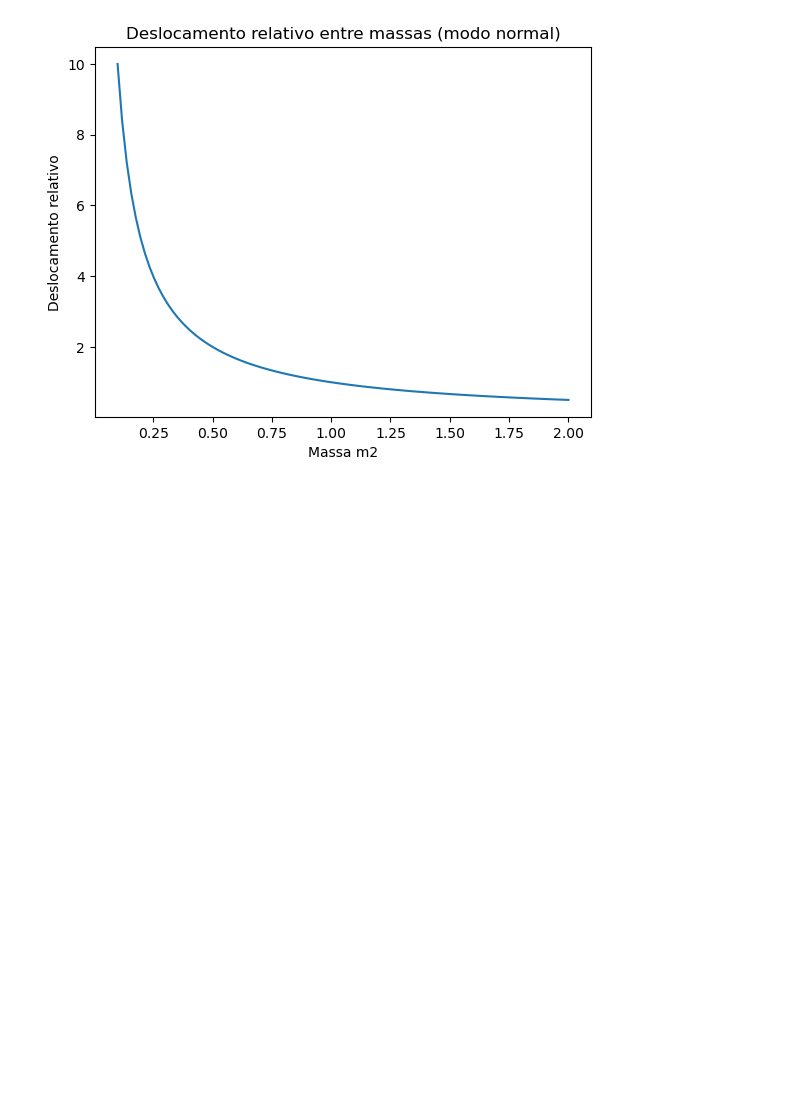
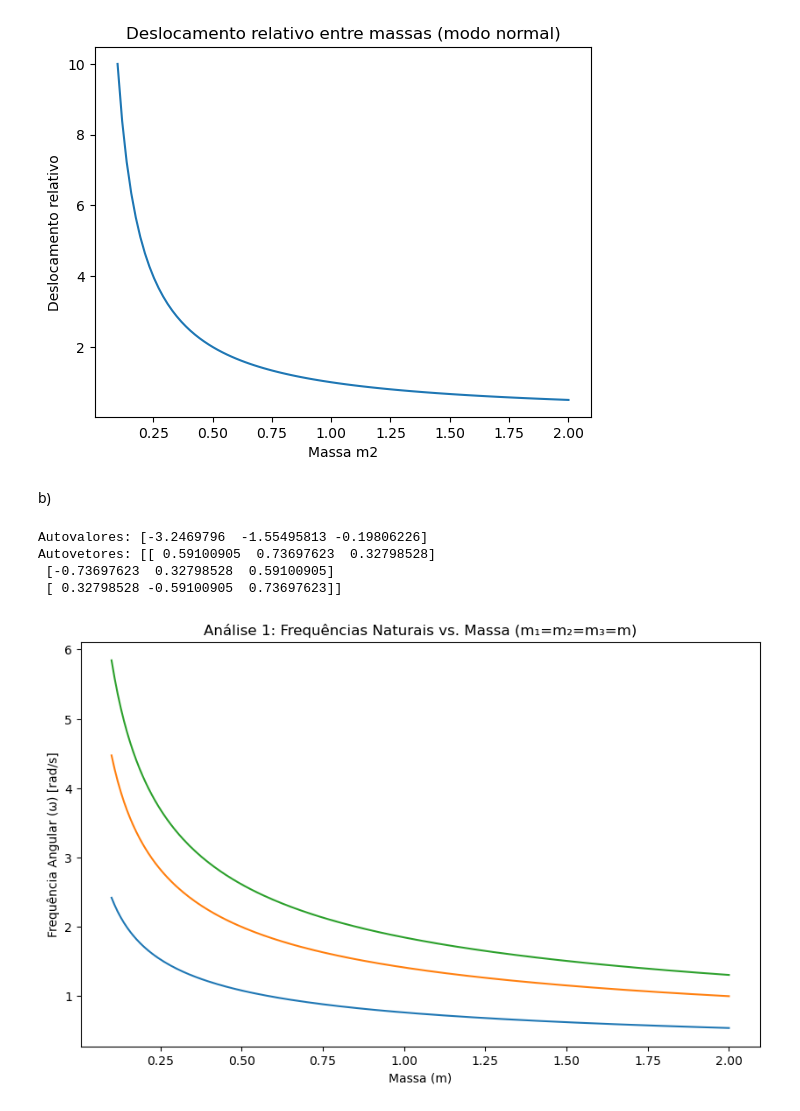
Before and after one commit to LuizDaniel-2/ATV4_FisComp, a Jupyter notebook: ATV4.ipynb, the cells around one changed output. Saved outputs shown, nothing was run; the diff lists cells and outputs as text; code cells hidden in the pictures; blank space fills up the shorter version.

```diff
--- a/ATV4.ipynb
+++ b/ATV4.ipynb
@@ -167,3 +169,81 @@ plt.show()
 # %% [output]
 [figure]
 [figure]
+# %% [markdown]
+b)
+# %%
+import numpy as np
+import matplotlib.pyplot as plt
+from numpy.linalg import eig
+
+m3 = 1
+m2 = 1
+m1 = 1  # massa fixa
+k = 1   # constante da mola
+
+B = np.array([[-(k+k)/m1, k/m1, 0], [k/m2, -(k+k)/m2, k/m2], [0, k/m3, -k/m3]])
+
+Eingen = eig(B) #autovalores e autovetores
+
+l = Eingen[0] #autovalores
+v = Eingen[1] #autovetores
+print("Autovalores:", l)
+print("Autovetores:", v)
+# %% [output]
+Autovalores: [-3.2469796  -1.55495813 -0.19806226]
+Autovetores: [[ 0.59100905  0.73697623  0.32798528]
+ [-0.73697623  0.32798528  0.59100905]
+ [ 0.32798528 -0.59100905  0.73697623]]
+# %%
+import numpy as np
+import matplotlib.pyplot as plt
+from numpy.linalg import eig
+
+# --- ANÁLISE 1: Variando todas as massas igualmente ---
+# Aqui, investigamos como as frequências do sistema mudam quando todas as
+# massas são idênticas (m1=m2=m3=m) e esse valor 'm' é variado.
+
+k = 1.0  # Constante da mola
+massas_iguais = np.linspace(0.1, 2.0, 200)  # Faixa de valores para m
+
+# Listas para armazenar as frequências (omega)
+omegas_1, omegas_2, omegas_3 = [], [], []
+
+for m in massas_iguais:
+    # Matriz de Massa M
+    M = np.diag([m, m, m])
+
+    # Matriz de Rigidez K (correta para extremidades fixas)
+    K = k * np.array([
+        [ 2, -1,  0],
+        [-1,  2, -1],
+        [ 0, -1,  2]
+    ])
+
+    # Resolvemos o problema de autovalor: (M^-1 * K) * A = omega^2 * A
+    M_inv = np.linalg.inv(M)
+    sistema = np.dot(M_inv, K)
+
+    autovalores_quadrados, _ = eig(sistema)
+
+    # Ordenamos os autovalores para que os gráficos não cruzem
+    autovalores_ordenados = np.sort(autovalores_quadrados)
+
+    # Frequências angulares (omega) são a raiz dos autovalores
+    omegas = np.sqrt(autovalores_ordenados)
+
+    omegas_1.append(omegas[0])
+    omegas_2.append(omegas[1])
+    omegas_3.append(omegas[2])
+
+# Gráfico da Análise 1
+plt.figure(figsize=(10, 6))
+plt.plot(massas_iguais, omegas_1, label='ω₁ (Modo 1 - Baixa Frequência)')
+plt.plot(massas_iguais, omegas_2, label='ω₂ (Modo 2 - Frequência Intermediária)')
+plt.plot(massas_iguais, omegas_3, label='ω₃ (Modo 3 - Alta Frequência)')
+plt.title('Análise 1: Frequências Naturais vs. Massa (m₁=m₂=m₃=m)')
+plt.xlabel('Massa (m)')
+plt.ylabel('Frequência Angular (ω) [rad/s]')
+plt.show()
+# %% [output]
+[figure, added]
```
Also changed, not shown: parts of 10 cells of this notebook.
